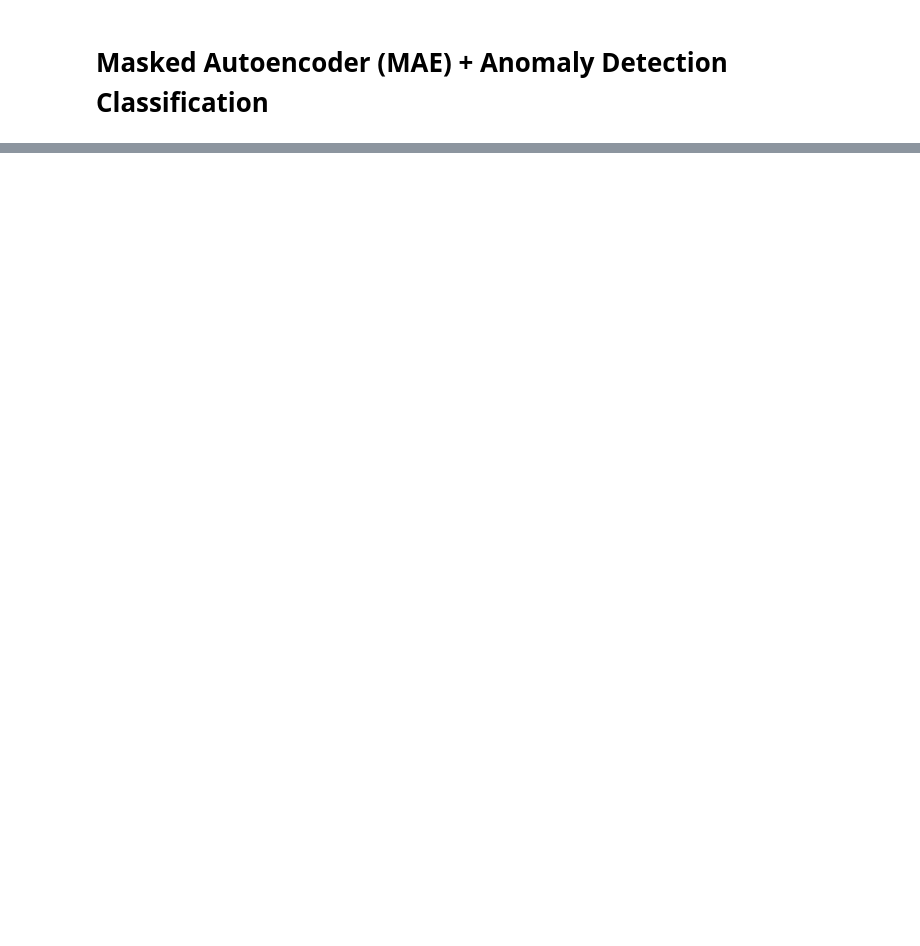
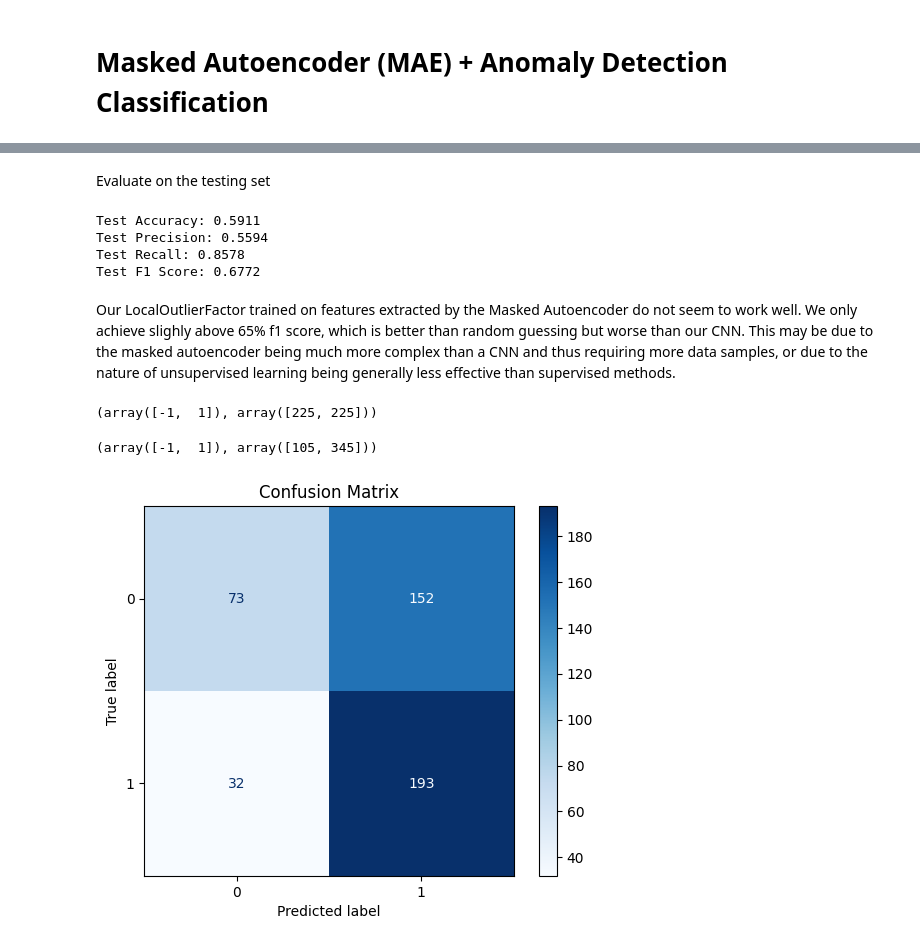
Before and after one commit to 4nanya-K/Brain-MRI-Scan-Tumor-Detection, a Jupyter notebook: Classification.ipynb, the cells around one changed output, grey strips where cells are left out. Cells and saved outputs as stored; diff of their text form; code cells hidden in the pictures; blank space fills up the shorter version.

```diff
--- a/Classification.ipynb
+++ b/Classification.ipynb
@@ -330,0 +504,17 @@ Our CNN appears to perform very well. It achieves a 96.44% accuracy on our testi
+# %%
+def extract_latent_features(mae, data_loader, device):
+    mae.eval()
+    latent_features = []
+
+    with torch.no_grad():
+        for batch in tqdm(data_loader, desc='Extracting latent features'):
+            x = batch[0].to(device)
+            latent = mae.encoder(x)
+            latent_features.append(latent.cpu())
+
+    latent_features = torch.cat(latent_features, dim=0)
+    return latent_features.numpy()
+
+train_latent_normal = extract_latent_features(mae, train_loader, device)
+val_latent = extract_latent_features(mae, val_loader, device)
+test_latent = extract_latent_features(mae, test_loader, device)
@@ -330,0 +569,46 @@ Our CNN appears to perform very well. It achieves a 96.44% accuracy on our testi
+# %% [markdown]
+Evaluate on the testing set
+# %%
+best_lof = LocalOutlierFactor(n_neighbors=best_params['n_neighbors'],
+                              leaf_size=best_params['leaf_size'],
+                              metric=best_params['metric'],
+                              novelty=True)
+
+best_lof.fit(train_latent_normal)
+
+test_predictions = best_lof.predict(test_latent)
+test_true_labels = np.where(y_test == 0, 1, -1)
+
+test_accuracy = accuracy_score(test_true_labels, test_predictions)
+test_precision = precision_score(test_true_labels, test_predictions, pos_label=1, average='binary')
+test_recall = recall_score(test_true_labels, test_predictions, pos_label=1, average='binary')
+test_f1 = f1_score(test_true_labels, test_predictions, pos_label=1, average='binary')
+
+print(f"Test Accuracy: {test_accuracy:.4f}")
+print(f"Test Precision: {test_precision:.4f}")
+print(f"Test Recall: {test_recall:.4f}")
+print(f"Test F1 Score: {test_f1:.4f}")
+# %% [output]
+Test Accuracy: 0.5911
+Test Precision: 0.5594
+Test Recall: 0.8578
+Test F1 Score: 0.6772
+# %% [markdown]
+Our LocalOutlierFactor trained on features extracted by the Masked Autoencoder do not seem to work well. We only achieve slighly above 65% f1 score, which is better than random guessing but worse than our CNN. This may be due to the masked autoencoder being much more complex than a CNN and thus requiring more data samples, or due to the nature of unsupervised learning being generally less effective than supervised methods.
+# %%
+np.unique(test_true_labels,return_counts=True)
+# %% [output]
+(array([-1,  1]), array([225, 225]))
+# %%
+np.unique(test_predictions,return_counts=True)
+# %% [output]
+(array([-1,  1]), array([105, 345]))
+# %%
+cm = confusion_matrix(test_true_labels, test_predictions)
+
+disp = ConfusionMatrixDisplay(confusion_matrix=cm, display_labels=[0, 1])
+disp.plot(cmap=plt.cm.Blues)
+plt.title("Confusion Matrix")
+plt.show()
+# %% [output]
+[figure, added]
```
Also changed, not shown: parts of 23 cells of this notebook.
